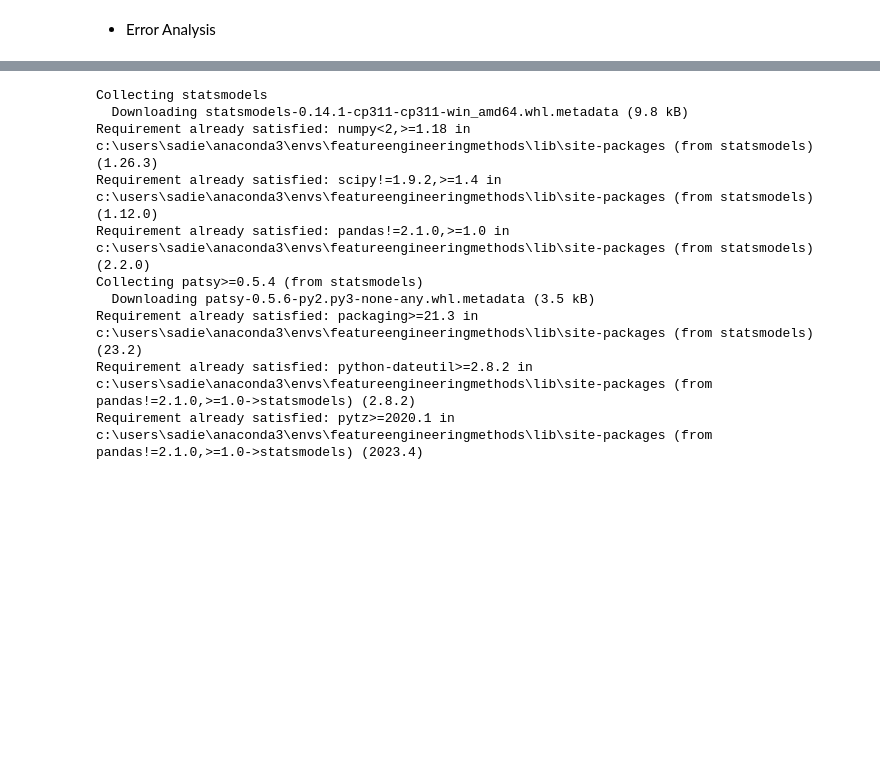
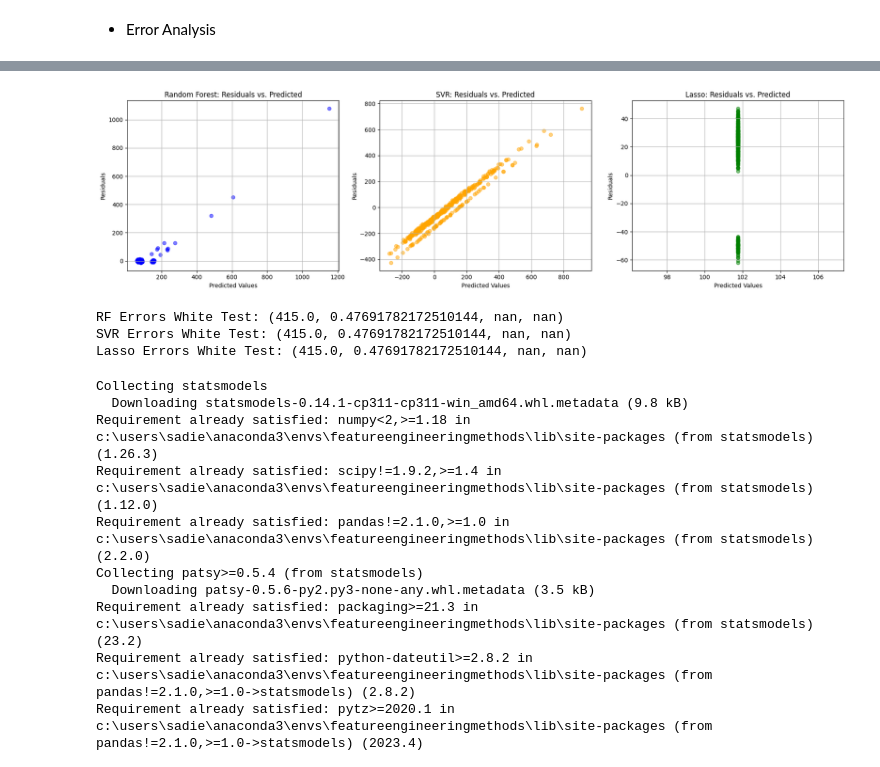
Before and after one commit to sadia575/featureengineering, a Jupyter notebook: notebook/FeatureExtractionWithFunctions_Updated.ipynb, the cells around one changed output, grey strips where cells are left out. Saved outputs shown, nothing was run; the diff lists cells and outputs as text; code cells hidden in the pictures; blank space fills up the shorter version.

```diff
--- a/notebook/FeatureExtractionWithFunctions_Updated.ipynb
+++ b/notebook/FeatureExtractionWithFunctions_Updated.ipynb
@@ -460 +443,59 @@ ks_test_rf_vs_normal, ks_test_svr_vs_normal, ks_test_lasso_vs_normal
+# %%
+from statsmodels.stats.diagnostic import het_white
+import statsmodels.api as sm
+import matplotlib.pyplot as plt
+
+absolute_errors_corrected = {
+    'Random Forest': absolute_errors['RF Errors'],
+    'SVR': absolute_errors['SVR Errors'],
+    'Lasso': absolute_errors['Lasso Errors']
+}
+
+# Assuming predictions_inv and absolute_errors dictionaries are correctly populated as before
+predictions_inv = {
+    'Random Forest': predictions_inv['Random Forest'],
+    'SVR': predictions_inv['SVR'],
+    'Lasso': predictions_inv['Lasso']
+}
+
+# Adjust model_colors to match your actual model names in absolute_errors
+model_colors = {
+    'Random Forest': 'blue',
+    'SVR': 'orange',
+    'Lasso': 'green'
+}
+
+# Ensure the keys are consistent across dictionaries
+plt.figure(figsize=(18, 5))
+
+# Plotting residuals vs. predicted values for each model
+for model_name in absolute_errors_corrected.keys():
+    plt.subplot(1, 3, list(absolute_errors_corrected.keys()).index(model_name) + 1)
+    plt.scatter(predictions_inv[model_name], absolute_errors_corrected[model_name], alpha=0.5, color=model_colors[model_name])
+    plt.title(f'{model_name}: Residuals vs. Predicted')
+    plt.xlabel('Predicted Values')
+    plt.ylabel('Residuals')
+    plt.grid()
+    # else:
+    #     print(f"Skipping {model_name} due to missing data")
+
+plt.tight_layout()
+plt.show()
+
+# Prepare X for the White test with a constant
+X = sm.add_constant(scaled_test_inputs)  # X represents the predictor variables with a constant added
+
+# Conducting the White test for Heteroscedasticity
+white_test_results = {}
+for model_name, errors in absolute_errors.items():
+    white_test_results[model_name] = het_white(errors, X)
+
+# Display the White test results
+for model_name, result in white_test_results.items():
+    print(f'{model_name} White Test:', result)
+# %% [output]
+[figure, added]
+RF Errors White Test: (415.0, 0.47691782172510144, nan, nan)
+SVR Errors White Test: (415.0, 0.47691782172510144, nan, nan)
+Lasso Errors White Test: (415.0, 0.47691782172510144, nan, nan)
 # %%
```
Also changed, not shown: parts of 21 cells of this notebook, 1 other file.
